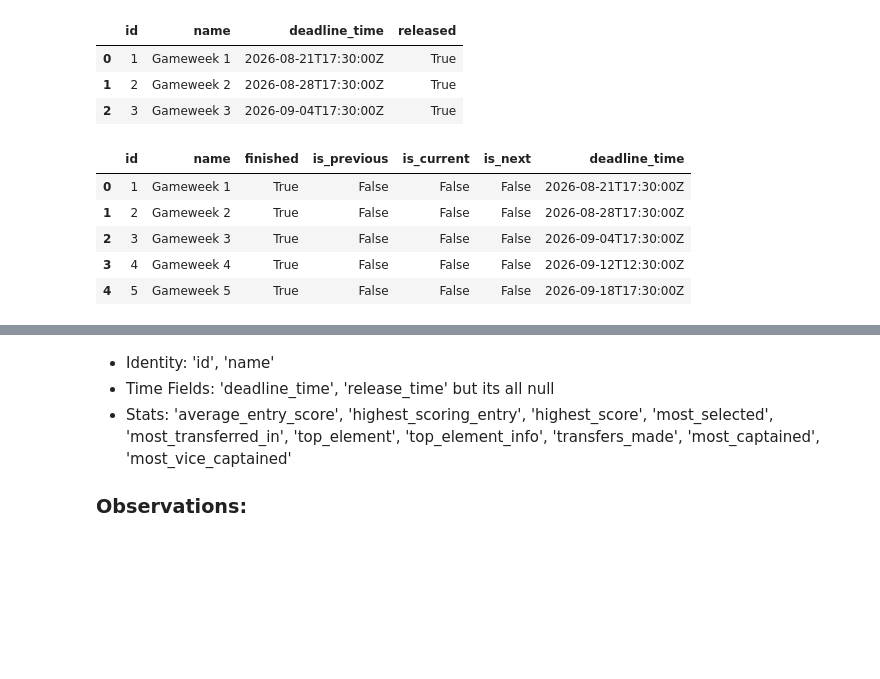
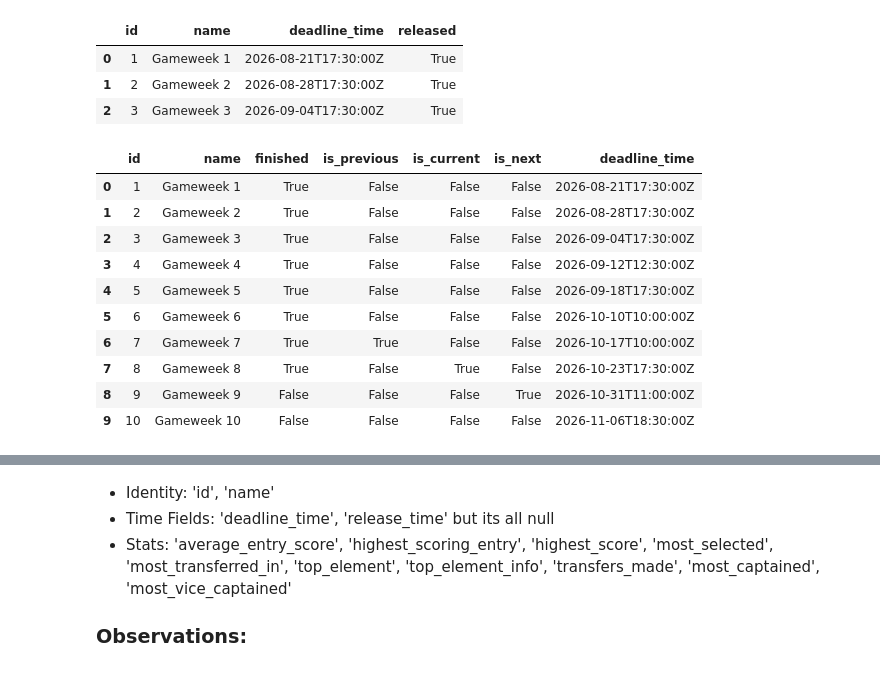
Before and after one commit to omarislam7/Fantasy-PL, a Jupyter notebook: notebooks/01_api_explore.ipynb, the cells around one changed output, grey strips where cells are left out. Cells and saved outputs as stored; diff of their text form; code cells hidden in the pictures; blank space fills up the shorter version.

```diff
--- a/notebooks/01_api_explore.ipynb
+++ b/notebooks/01_api_explore.ipynb
@@ -317,14 +317,19 @@ gameweek[["id", "name", "deadline_time", "released"]].head(3)
 | 1 | 2 | Gameweek 2 | 2026-08-28T17:30:00Z | True |
 | 2 | 3 | Gameweek 3 | 2026-09-04T17:30:00Z | True |
 # %%
-gameweek[['id', 'name', 'finished', 'is_previous', 'is_current', 'is_next', 'deadline_time']].head(5)
+gameweek[['id', 'name', 'finished', 'is_previous', 'is_current', 'is_next', 'deadline_time']].head(10)
 # %% [output]
 |  | id | name | finished | is_previous | is_current | is_next | deadline_time |
 | 0 | 1 | Gameweek 1 | True | False | False | False | 2026-08-21T17:30:00Z |
 | 1 | 2 | Gameweek 2 | True | False | False | False | 2026-08-28T17:30:00Z |
 | 2 | 3 | Gameweek 3 | True | False | False | False | 2026-09-04T17:30:00Z |
 | 3 | 4 | Gameweek 4 | True | False | False | False | 2026-09-12T12:30:00Z |
 | 4 | 5 | Gameweek 5 | True | False | False | False | 2026-09-18T17:30:00Z |
+| 5 | 6 | Gameweek 6 | True | False | False | False | 2026-10-10T10:00:00Z |
+| 6 | 7 | Gameweek 7 | True | True | False | False | 2026-10-17T10:00:00Z |
+| 7 | 8 | Gameweek 8 | True | False | True | False | 2026-10-23T17:30:00Z |
+| 8 | 9 | Gameweek 9 | False | False | False | True | 2026-10-31T11:00:00Z |
+| 9 | 10 | Gameweek 10 | False | False | False | False | 2026-11-06T18:30:00Z |
 # %%
 gameweek[['most_selected', 'most_transferred_in', 'top_element', 'top_element_info',
        'transfers_made', 'most_captained', 'most_vice_captained']].head(10)
```
Also changed, not shown: parts of 7 cells of this notebook, 5 other files.
